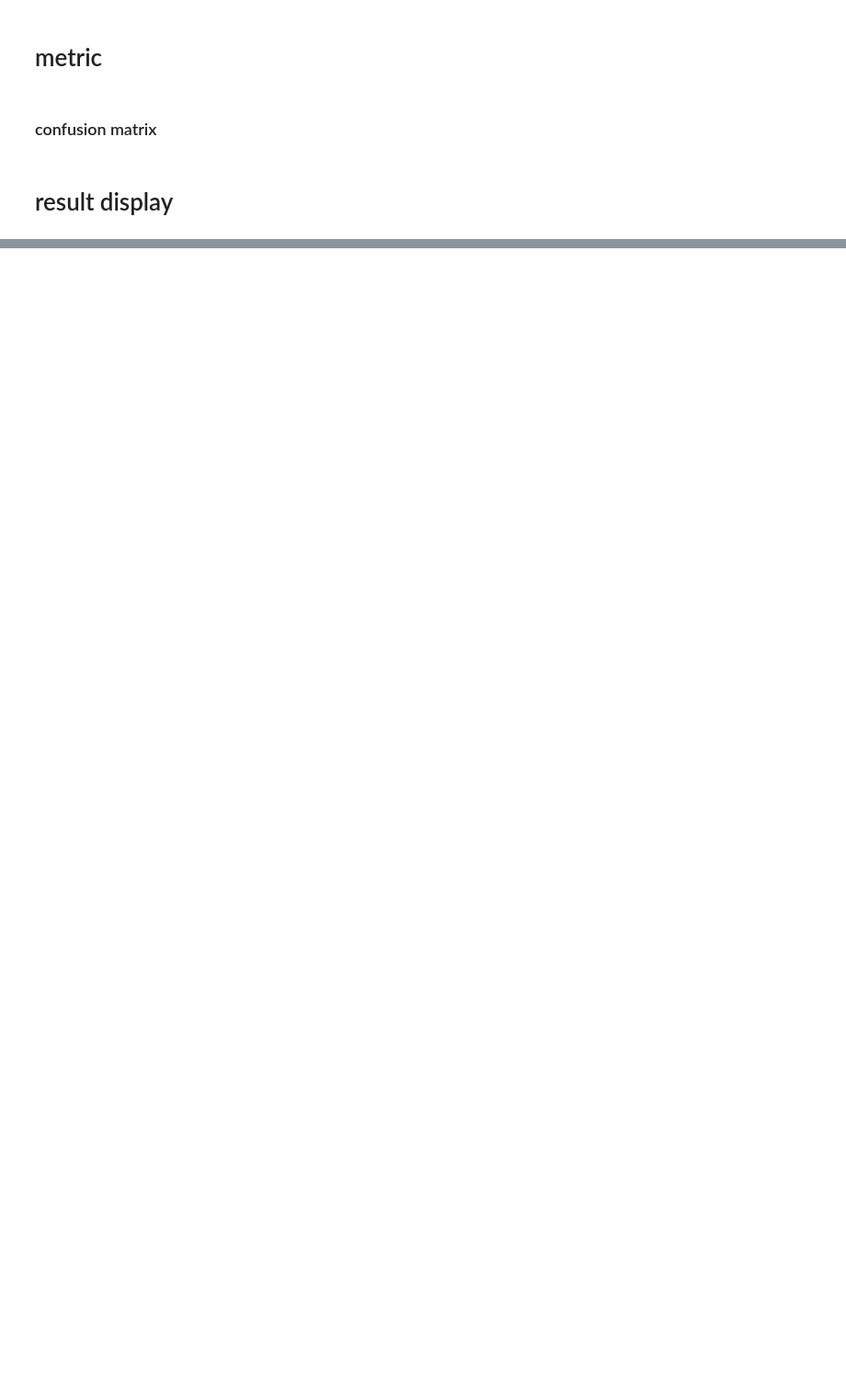
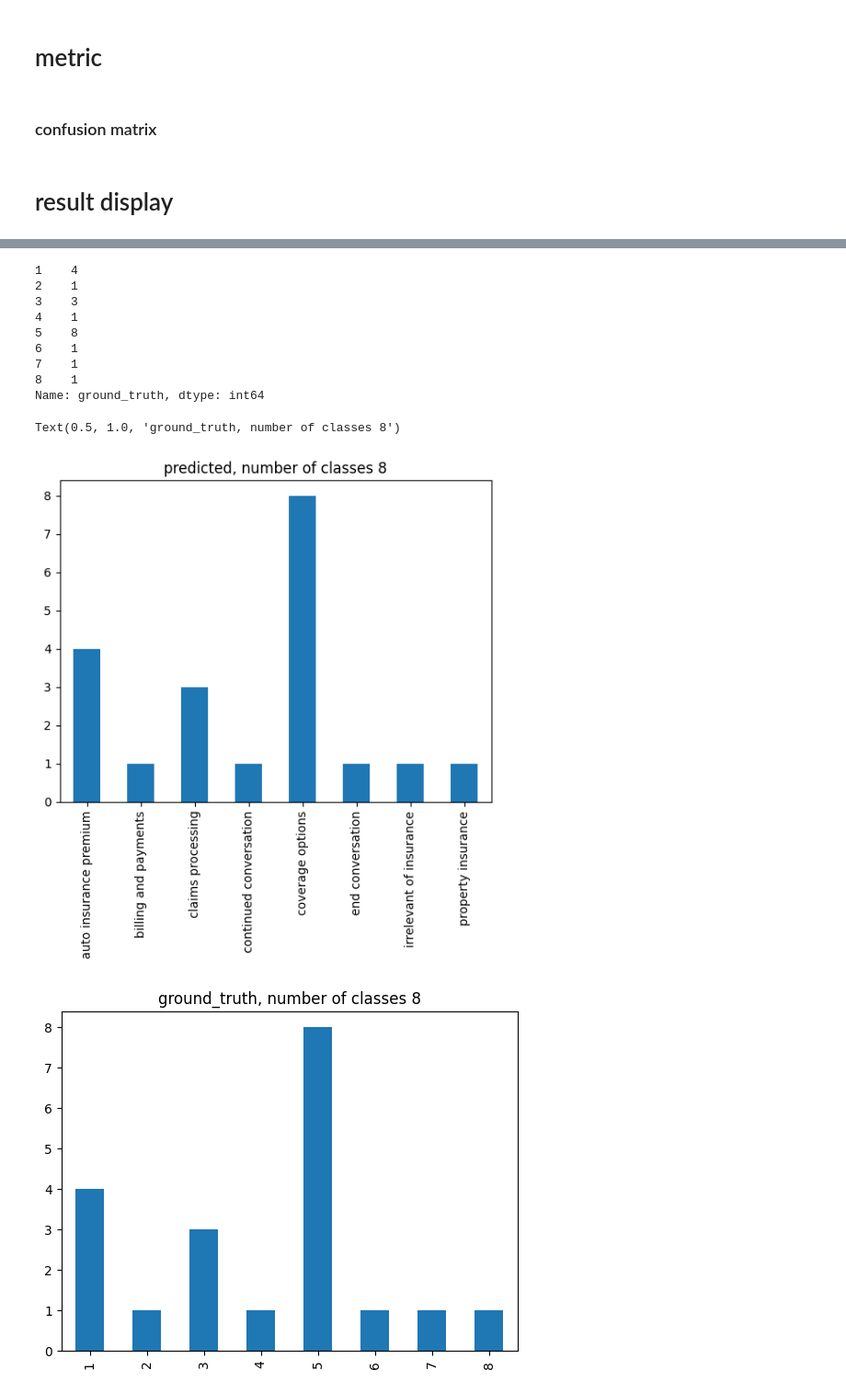
Before and after one commit to rosariogabe/WN-Chatbot-Development-, a Jupyter notebook: topic_classifier.ipynb, the cells around one changed output, grey strips where cells are left out. Shown at 92% size. Drawn from its saved outputs; the diff is of its cells as text; code cells hidden in the pictures; blank space fills up the shorter version.

```diff
--- a/topic_classifier.ipynb
+++ b/topic_classifier.ipynb
@@ -154,9 +147,8 @@ for col in df_raw.columns:
 # %%
 def pre_processing(df, prompt_content, output_path, tag_few_shot=False):
     '''
-    prompt assembly
-    align format (with 'prompt' as column name, and then save ad json)
-    save pre-processed data
+    Recreating the prompt or question base on the topic to ask to the MODEL
+    Then save as json pre-processed
     '''
 
     df_raw = df.copy()
@@ -177,7 +169,7 @@ def pre_processing(df, prompt_content, output_path, tag_few_shot=False):
 
     print(df_sample.info())
     print(f'data saved at {save_path}')
-    print('----show a sample prompt for visual check----')
+    print('----show a sample prompt for check----')
     print(df_sample.prompt.iloc[0])
 
     return df_sample, save_path
@@ -702,0 +365,22 @@ ValueError: Length of values (67) does not match length of index (66)
+# %%
+#post processing and evaluation.
+
+df_evaluate_reasons = pd.DataFrame()
+
+df_evaluate_reasons['ground_truth'] = df_evaluate['completion']
+df_evaluate_reasons['pred'] = df_evaluate['pred']
+df_evaluate_reasons['pred_class'] = df_evaluate['Class']
+df_evaluate_reasons.to_csv('evaluate_incident_type_plain_choice.csv')
+
+display(df_evaluate_reasons.pred_class.value_counts().sort_index())
+display(df_evaluate_reasons.ground_truth.value_counts().sort_index())
+
+
+plt.figure()
+df_evaluate_reasons.pred_class.value_counts().sort_index().plot.bar()
+plt.title(f'predicted, number of classes {df_evaluate_reasons.pred_class.transform(tuple).nunique()}')
+
+plt.figure()
+df_evaluate_reasons.ground_truth.value_counts().sort_index().plot.bar()
+plt.title(f'ground_truth, number of classes {df_evaluate_reasons.pred_class.transform(tuple).nunique()}')
+# %% [output]
@@ -702,0 +396,12 @@ ValueError: Length of values (67) does not match length of index (66)
+1    4
+2    1
+3    3
+4    1
+5    8
+6    1
+7    1
+8    1
+Name: ground_truth, dtype: int64
+Text(0.5, 1.0, 'ground_truth, number of classes 8')
+[figure, added]
+[figure, added]
```
Also changed, not shown: parts of 31 cells of this notebook, 15 other files.
